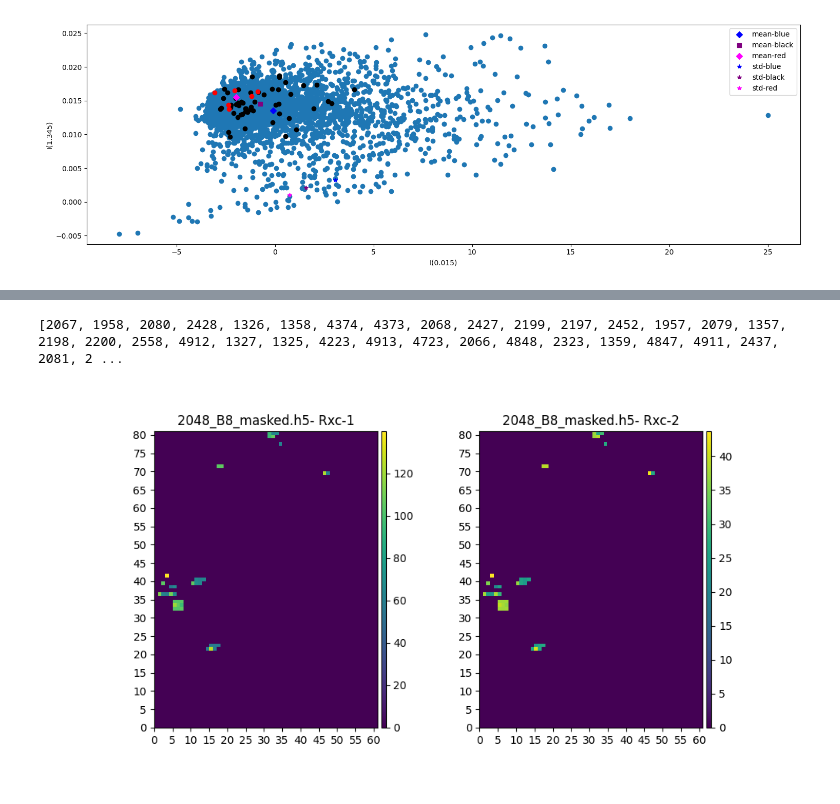
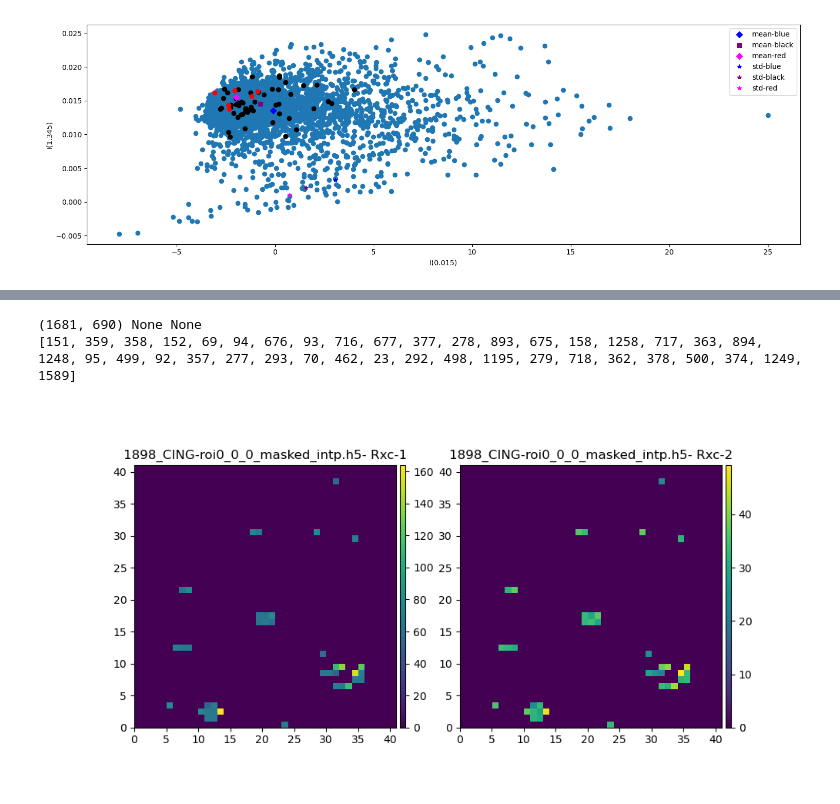
Before and after one commit to eeedinar/Alzheimers, a Jupyter notebook: bkg_Rg.ipynb, the cells around one changed output, grey strips where cells are left out. Saved outputs shown, nothing was run; the diff lists cells and outputs as text; code cells hidden in the pictures.

```diff
--- a/bkg_Rg.ipynb
+++ b/bkg_Rg.ipynb
@@ -150,0 +109,2 @@ descending order tissue frames
+# %%
+qvalues = np.array([0. , 0.01, 0.02, 0.03, 0.04, 0.05, 0.06, 0.07, 0.08, 0.09, 0.1 , 0.11, 0.12, 0.13, 0.14, 0.15, 0.16, 0.17, 0.18, 0.19, 0.2 , 0.21, 0.22, 0.23, 0.24, 0.25, 0.26, 0.27, 0.28, 0.29, 0.3 , 0.31, 0.32, 0.33, 0.34, 0.35, 0.36, 0.37, 0.38, 0.39, 0.4 , 0.41, 0.42, 0.43, 0.44, 0.45, 0.46, 0.47, 0.48, 0.49, 0.5 , 0.51, 0.52, 0.53, 0.54, 0.55, 0.56, 0.57, 0.58, 0.59, 0.6 , 0.61, 0.62, 0.63, 0.64, 0.65, 0.66, 0.67, 0.68, 0.69, 0.7 , 0.71, 0.72, 0.73, 0.74, 0.75, 0.76, 0.77, 0.78, 0.79, 0.8 , 0.81, 0.82, 0.83, 0.84, 0.85, 0.86, 0.87, 0.88, 0.89, 0.9 , 0.91, 0.92, 0.93, 0.94, 0.95, 0.96, 0.97, 0.98, 0.99, 1.  , 1.01, 1.02, 1.03, 1.04, 1.05, 1.06, 1.07, 1.08, 1.09, 1.1 , 1.11, 1.12, 1.13, 1.14, 1.15, 1.16, 1.17, 1.18, 1.19, 1.2 , 1.21, 1.22, 1.23, 1.24, 1.25, 1.26, 1.27, 1.28, 1.29, 1.3 , 1.31, 1.32, 1.33, 1.34, 1.35, 1.36, 1.37, 1.38, 1.39, 1.4 , 1.41, 1.42, 1.43, 1.44, 1.45, 1.46, 1.47, 1.48, 1.49, 1.5 , 1.51, 1.52, 1.53, 1.54, 1.55, 1.56, 1.57, 1.58, 1.59, 1.6 , 1.61, 1.62, 1.63, 1.64, 1.65, 1.66, 1.67, 1.68, 1.69, 1.7 , 1.71, 1.72, 1.73, 1.74, 1.75, 1.76, 1.77, 1.78, 1.79, 1.8 , 1.81, 1.82, 1.83, 1.84, 1.85, 1.86, 1.87, 1.88, 1.89, 1.9 , 1.91, 1.92, 1.93, 1.94, 1.95, 1.96, 1.97, 1.98, 1.99, 2.  ])
@@ -150,0 +236,34 @@ descending order tissue frames
+# %%
+### Averaging background frames
+%matplotlib widget
+import glob, ast
+
+Excel_File  = "/Users/bashit.a/Documents/Alzheimer/Mar-2023/Mar-2023-Samples-updated.xlsx"
+column_names = {"Diffuse_Plaque":1., "Tau":0., "Tau_Dentate_Cells":2}
+BNL_dir     = '/Volumes/HDD/BNL-Data/Mar-2023'
+sub_dir     = "CSV_Conv-8-point"
+sheet       = 'Mar-2023-Samples'
+
+def get_dataframe_with_files_loc(file, sheet, BNL_dir, sub_dir):
+    ### read dataframe
+    df = pd.read_excel(file, sheet_name=sheet)
+    df["File_Loc"] = pd.Series([], dtype=str)
+    for idx, file in zip(df.index, df['File']):
+        for file_search in glob.iglob(f'{BNL_dir}/**/*', recursive=True):
+            if file_search.find(file) > -1 and f'/{sub_dir}/' in file_search:
+                df.at[idx, 'File_Loc'] = file_search
+                break
+    return df
+
+
+
+df = get_dataframe_with_files_loc(Excel_File, sheet, BNL_dir, sub_dir)
+
+lidx, uidx = 0, 690
+
+
+# temp = []
+# for _ in Iq_values_bkg:
+#     temp += _
+# Iq_values_bkg = np.array(temp)
+# Iq_bkg_avg = np.mean(Iq_values_bkg, axis=0)
@@ -778,44 +907,46 @@ reading file ...  /Volumes/HDD/BNL-Data/Dec-2020/ 2048_B8_masked.h5 [2069] 55555
 from tqdm import tqdm
 
 # specs
-file = '2048_B8_masked.h5'
+file = "1898_CING-roi0_0_0_masked_intp.h5"
 Nsplits  = 2                                        # number of lines to fit
 StartIdx = 4                                        # including start index
 LastIdx  = 52                                       # Excluding last index
-bkg_frame    = 2223
+bkg_frame    = 379
 max_frames = 40                                     # first 100 frame values
 Rxc_str = ['Rxc-1', 'Rxc-2',]                       # names for slopes
 
 # new part
 data = Data_Analysis(file, qgrid2, directory = cwd) # read data
 IqBS = data.bkg_sub(bkg_frame = bkg_frame)          # background subtraction
 
 df_IqBS = pd.DataFrame(IqBS)                        # convert to dataframe
 list_max_frames = df_IqBS.sort_values(5,ascending=False)[:max_frames].index.to_list()   # 5-->th column values sorted in descending order and taking max 40 frames intensity to fit lines except are zero
 print(list_max_frames)
 Rxc = {}
 n_patterns = len(IqBS)
 
 for rxc_str in Rxc_str:
     Rxc[rxc_str] = np.zeros(n_patterns)     # except list_max_frames all values are zero
 
     for frame in tqdm(list_max_frames):
         df = optimize_best_lines(IqBS[frame], qgrid2, Nsplits, LastIdx, StartIdx,)   # get dataframe for the optimized one
         try:
             Rxc[rxc_str][frame] = df.iloc[df['rsq'].idxmax()][rxc_str]
         except:
             print(f'Frame = {frame} {rxc_str} optimization failed - setting it to zero')
             Rxc[rxc_str][frame] = 0                 # set to zero in nan is found in try section
 
 # plot heat maps
 Width, Height = width_height(file)
+plt.close('all')
 f, axs = plt.subplots(1, len(Rxc_str), num=f'{file} Heat maps', figsize=(10,5))
 for i, rxc_str in enumerate(Rxc_str):
     diff_patterns = Rxc[rxc_str]
     img_orig = snaking(Width, Height, diff_patterns)
 
     plot_heat_map_from_data(img_orig, Width, Height, args = (f, axs[i]), title= f'{file}- {rxc_str}')
 # %% [output]
-[2067, 1958, 2080, 2428, 1326, 1358, 4374, 4373, 2068, 2427, 2199, 2197, 2452, 1957, 2079, 1357, 2198, 2200, 2558, 4912, 1327, 1325, 4223, 4913, 4723, 2066, 4848, 2323, 1359, 4847, 4911, 2437, 2081, 2 ...
+(1681, 690) None None
+[151, 359, 358, 152, 69, 94, 676, 93, 716, 677, 377, 278, 893, 675, 158, 1258, 717, 363, 894, 1248, 95, 499, 92, 357, 277, 293, 70, 462, 23, 292, 498, 1195, 279, 718, 362, 378, 500, 374, 1249, 1589]
-[figure, old version]
+[figure, new version]
 # %%
```
Also changed, not shown: parts of 16 cells of this notebook, 13 other files.
